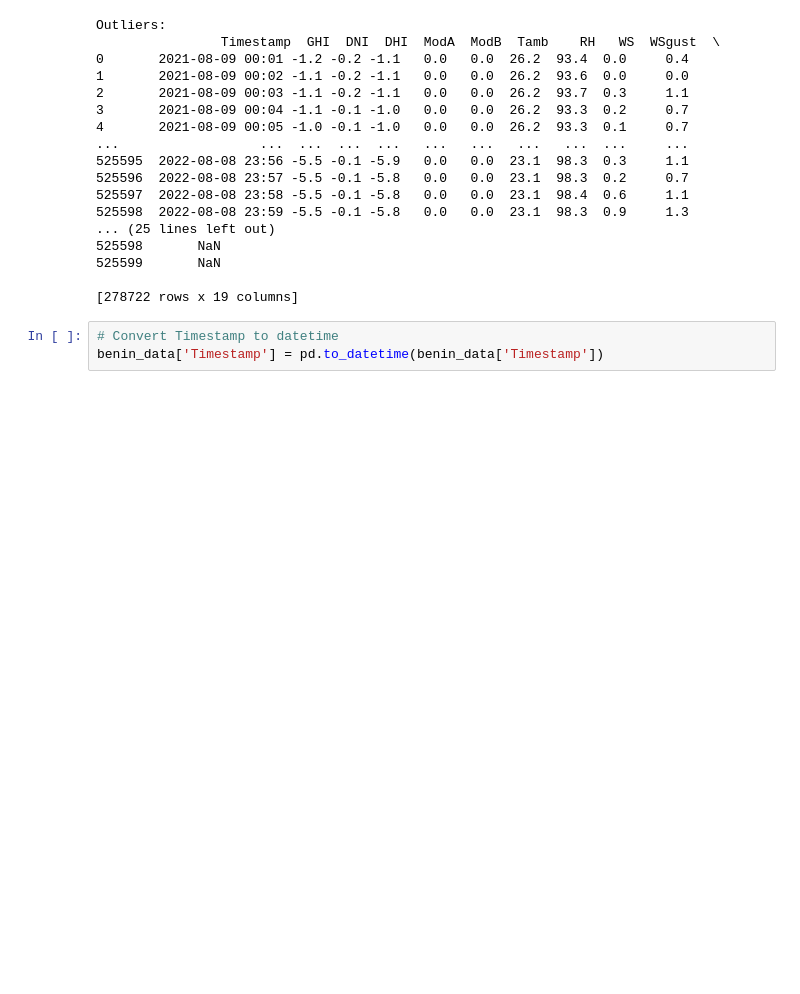
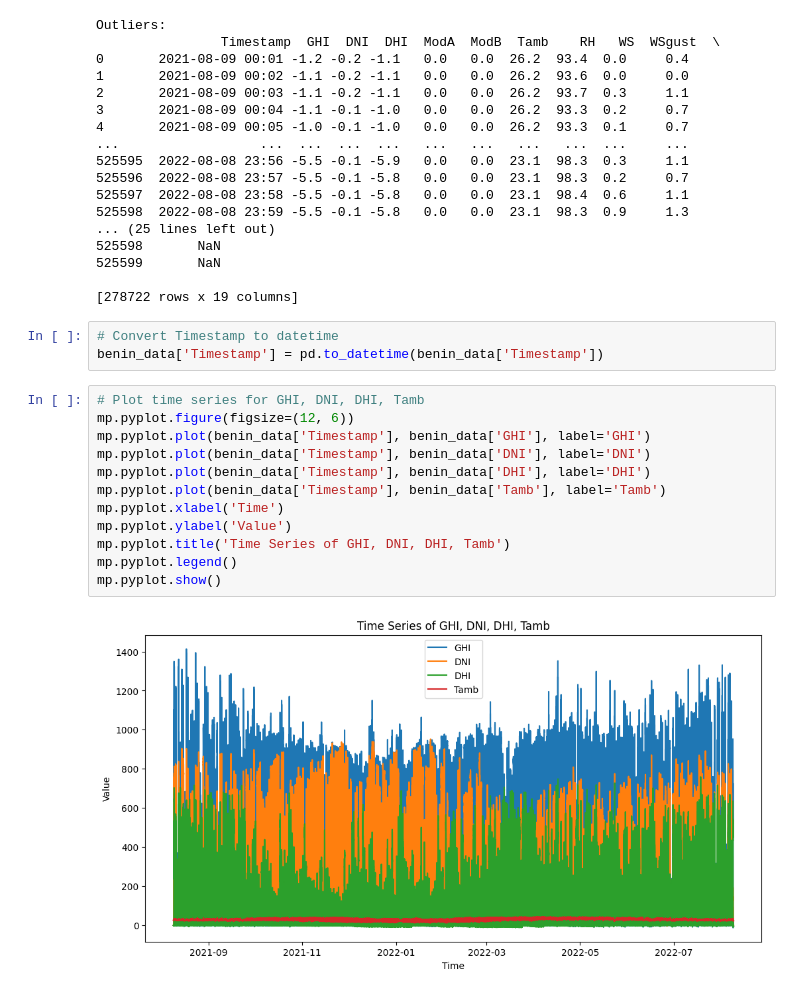
Before and after one commit to ab3lT/10-Academy-Week-0, a Jupyter notebook: notebooks/benin_malanville_data_analysis.ipynb, the cells around one changed output. Drawn from its saved outputs; the diff is of its cells as text; blank space fills up the shorter version.

Commit message:
time series plot

```diff
--- a/notebooks/benin_malanville_data_analysis.ipynb
+++ b/notebooks/benin_malanville_data_analysis.ipynb
@@ -134,3 +134,17 @@ Outliers:
 # %%
 # Convert Timestamp to datetime
 benin_data['Timestamp'] = pd.to_datetime(benin_data['Timestamp'])
+# %%
+# Plot time series for GHI, DNI, DHI, Tamb
+mp.pyplot.figure(figsize=(12, 6))
+mp.pyplot.plot(benin_data['Timestamp'], benin_data['GHI'], label='GHI')
+mp.pyplot.plot(benin_data['Timestamp'], benin_data['DNI'], label='DNI')
+mp.pyplot.plot(benin_data['Timestamp'], benin_data['DHI'], label='DHI')
+mp.pyplot.plot(benin_data['Timestamp'], benin_data['Tamb'], label='Tamb')
+mp.pyplot.xlabel('Time')
+mp.pyplot.ylabel('Value')
+mp.pyplot.title('Time Series of GHI, DNI, DHI, Tamb')
+mp.pyplot.legend()
+mp.pyplot.show()
+# %% [output]
+[figure, added]
```
